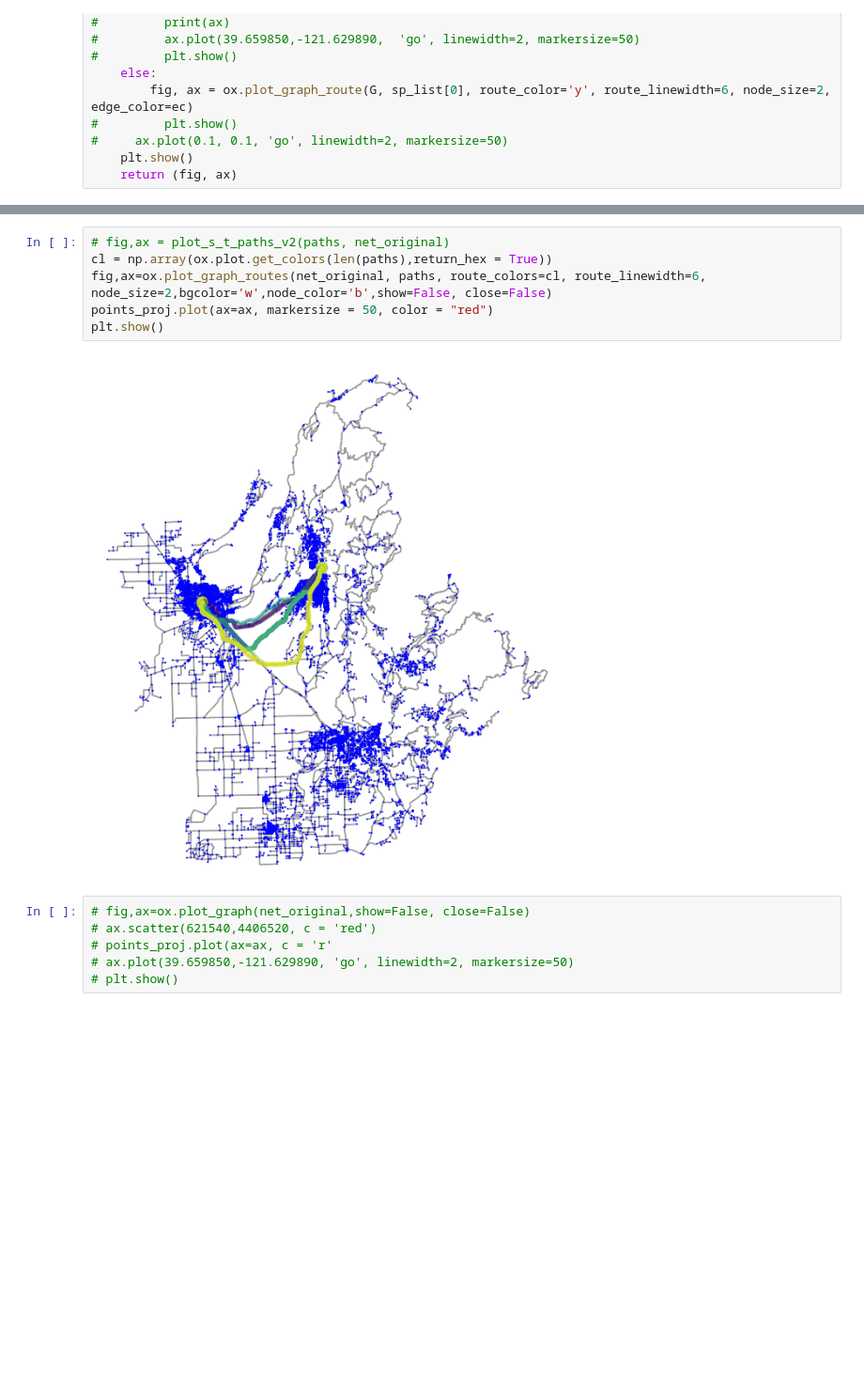
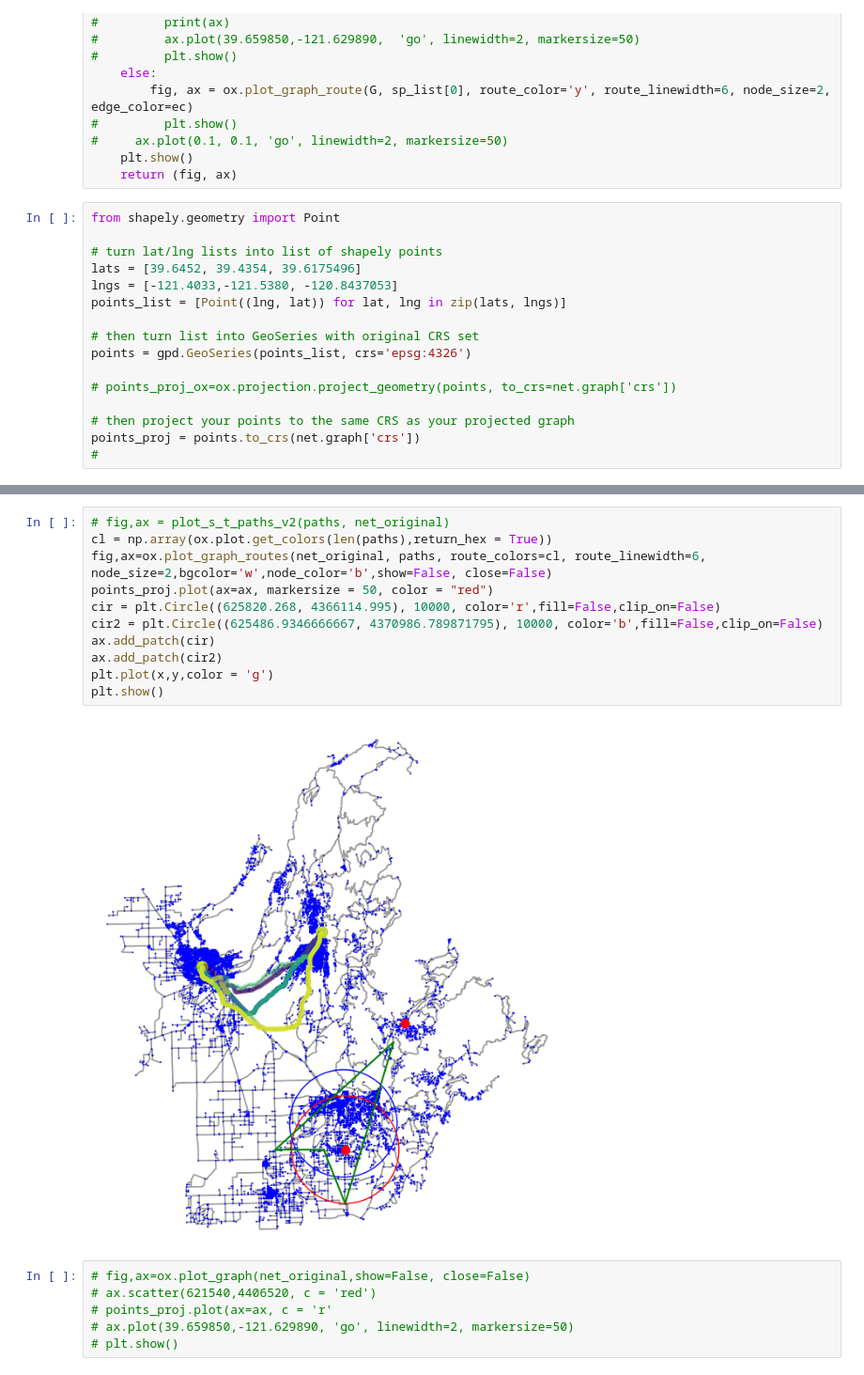
Before and after one commit to DillWithIt77/Fire_Evac_F22, a Jupyter notebook: Playing With Plots.ipynb, the cells around one changed output, grey strips where cells are left out. Shown at 94% size. Saved outputs shown, nothing was run; the diff lists cells and outputs as text; blank space fills up the shorter version.

Commit message:
we have circles!

```diff
--- a/Playing With Plots.ipynb
+++ b/Playing With Plots.ipynb
@@ -221,3 +224,19 @@ def plot_s_t_paths(sp_list,G):
 #     ax.plot(0.1, 0.1, 'go', linewidth=2, markersize=50)
     plt.show()
     return (fig, ax)
+# %%
+from shapely.geometry import Point
+
+# turn lat/lng lists into list of shapely points
+lats = [39.6452, 39.4354, 39.6175496]
+lngs = [-121.4033,-121.5380, -120.8437053]
+points_list = [Point((lng, lat)) for lat, lng in zip(lats, lngs)]
+
+# then turn list into GeoSeries with original CRS set
+points = gpd.GeoSeries(points_list, crs='epsg:4326')
+
+# points_proj_ox=ox.projection.project_geometry(points, to_crs=net.graph['crs'])
+
+# then project your points to the same CRS as your projected graph
+points_proj = points.to_crs(net.graph['crs'])
+#
@@ -224,11 +250,16 @@ def plot_s_t_paths(sp_list,G):
 # %%
 # fig,ax = plot_s_t_paths_v2(paths, net_original)
 cl = np.array(ox.plot.get_colors(len(paths),return_hex = True))
 fig,ax=ox.plot_graph_routes(net_original, paths, route_colors=cl, route_linewidth=6, node_size=2,bgcolor='w',node_color='b',show=False, close=False)
 points_proj.plot(ax=ax, markersize = 50, color = "red")
+cir = plt.Circle((625820.268, 4366114.995), 10000, color='r',fill=False,clip_on=False)
+cir2 = plt.Circle((625486.9346666667, 4370986.789871795), 10000, color='b',fill=False,clip_on=False)
+ax.add_patch(cir)
+ax.add_patch(cir2)
+plt.plot(x,y,color = 'g')
 plt.show()
 # %% [output]
-[figure, old version]
+[figure, new version]
 # %%
 # fig,ax=ox.plot_graph(net_original,show=False, close=False)
 # ax.scatter(621540,4406520, c = 'red')
```
Also changed, not shown: parts of 4 cells of this notebook.
